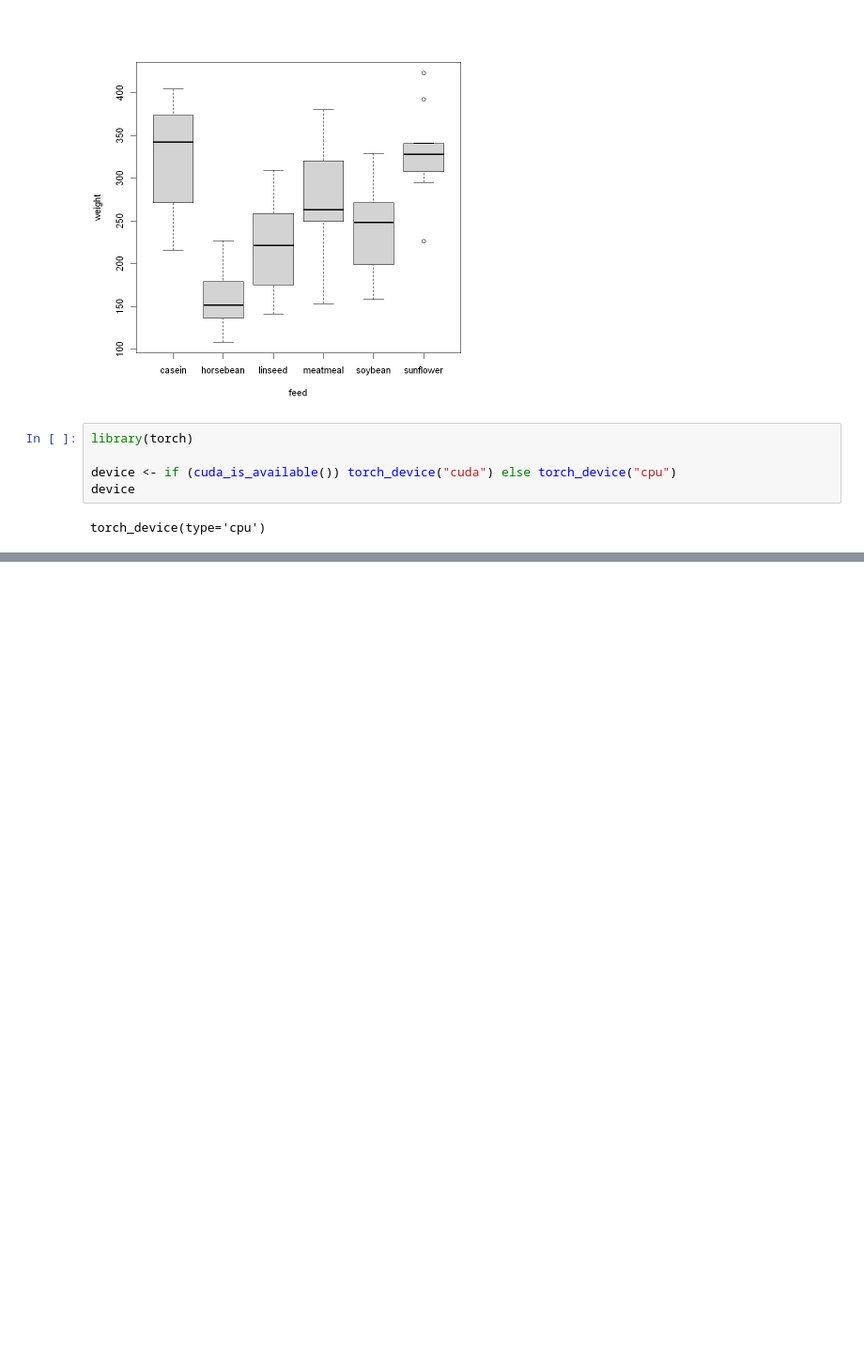
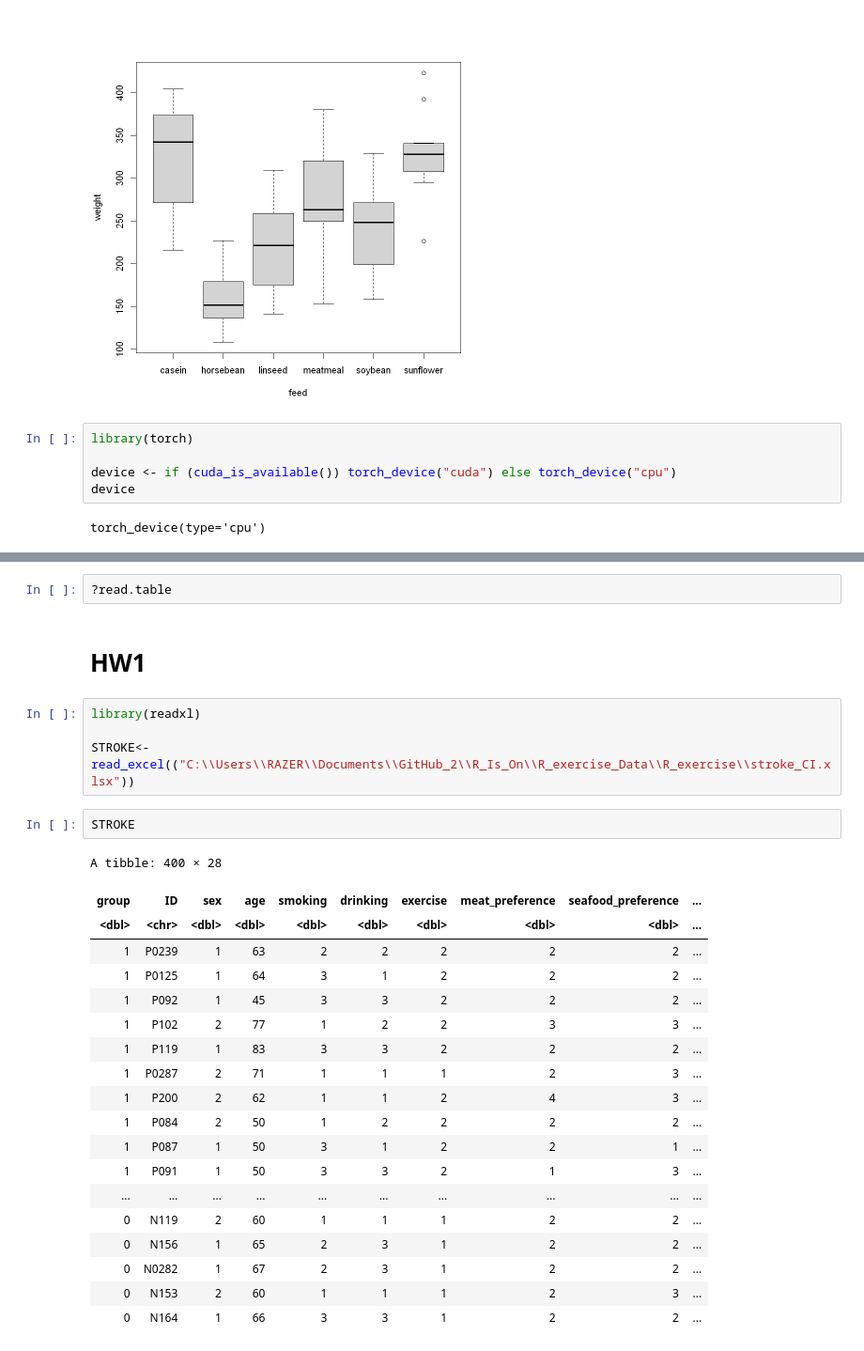
Before and after one commit to RafsanJany-UST/R_Is_On, a Jupyter notebook: CODE/practice.ipynb, the cells around one changed output, grey strips where cells are left out. Shown: that part at 94% size. Cells and saved outputs as stored; diff of their text form; blank space fills up the shorter version.

```diff
--- a/CODE/practice.ipynb
+++ b/CODE/practice.ipynb
@@ -388,0 +750,30 @@ torch_device(type='cpu')
+# %%
+?read.table
+# %% [markdown]
+# HW1
+# %%
+library(readxl)
+
+STROKE<-read_excel(("C:\\Users\\RAZER\\Documents\\GitHub_2\\R_Is_On\\R_exercise_Data\\R_exercise\\stroke_CI.xlsx"))
+# %%
+STROKE
+# %% [output]
+A tibble: 400 × 28
+| group | ID | sex | age | smoking | drinking | exercise | meat_preference | seafood_preference | ... |
+| <dbl> | <chr> | <dbl> | <dbl> | <dbl> | <dbl> | <dbl> | <dbl> | <dbl> | ... |
+| 1 | P0239 | 1 | 63 | 2 | 2 | 2 | 2 | 2 | ... |
+| 1 | P0125 | 1 | 64 | 3 | 1 | 2 | 2 | 2 | ... |
+| 1 | P092 | 1 | 45 | 3 | 3 | 2 | 2 | 2 | ... |
+| 1 | P102 | 2 | 77 | 1 | 2 | 2 | 3 | 3 | ... |
+| 1 | P119 | 1 | 83 | 3 | 3 | 2 | 2 | 2 | ... |
+| 1 | P0287 | 2 | 71 | 1 | 1 | 1 | 2 | 3 | ... |
+| 1 | P200 | 2 | 62 | 1 | 1 | 2 | 4 | 3 | ... |
+| 1 | P084 | 2 | 50 | 1 | 2 | 2 | 2 | 2 | ... |
+| 1 | P087 | 1 | 50 | 3 | 1 | 2 | 2 | 1 | ... |
+| 1 | P091 | 1 | 50 | 3 | 3 | 2 | 1 | 3 | ... |
+| ... | ... | ... | ... | ... | ... | ... | ... | ... | ... |
+| 0 | N119 | 2 | 60 | 1 | 1 | 1 | 2 | 2 | ... |
+| 0 | N156 | 1 | 65 | 2 | 3 | 1 | 2 | 2 | ... |
+| 0 | N0282 | 1 | 67 | 2 | 3 | 1 | 2 | 2 | ... |
+| 0 | N153 | 2 | 60 | 1 | 1 | 1 | 2 | 3 | ... |
+| 0 | N164 | 1 | 66 | 3 | 3 | 1 | 2 | 2 | ... |
```
Also changed, not shown: parts of 8 cells of this notebook.
